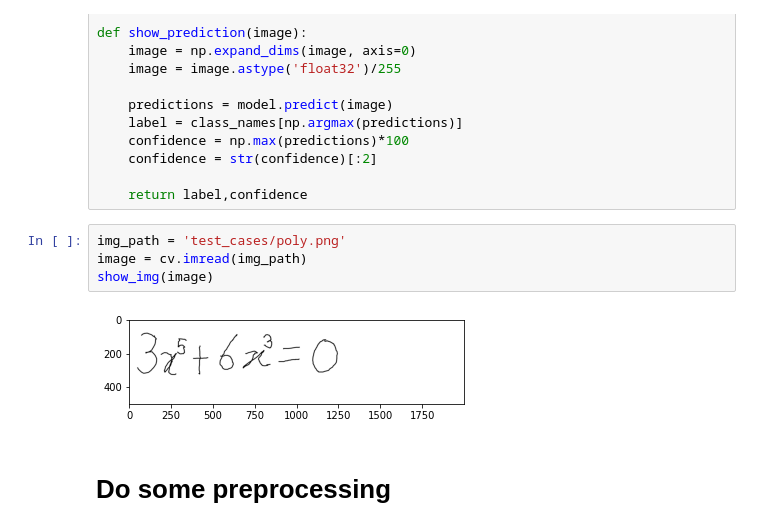
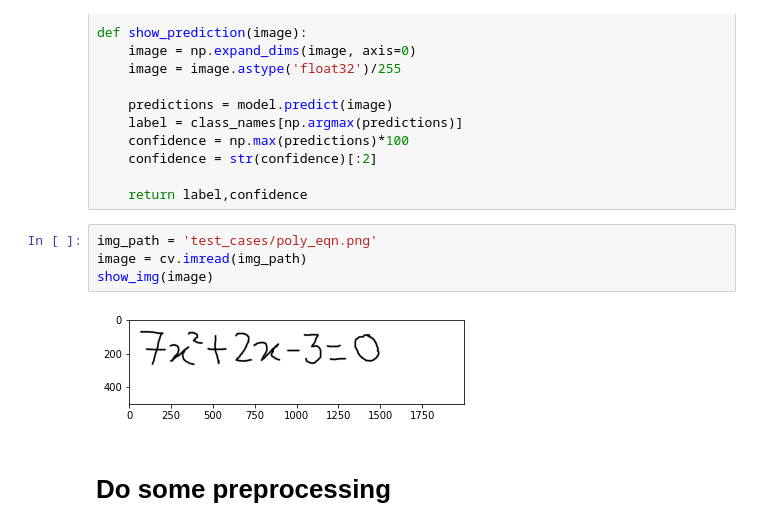
Before and after one commit to Sagyam/HESV-API, a Jupyter notebook: Polynomial_Segmentation.ipynb, the cells around one changed output. Saved outputs shown, nothing was run; the diff lists cells and outputs as text.

```diff
--- a/Polynomial_Segmentation.ipynb
+++ b/Polynomial_Segmentation.ipynb
@@ -58,11 +61,11 @@ def show_prediction(image):
 
     return label,confidence
 # %%
-img_path = 'test_cases/poly.png'
+img_path = 'test_cases/poly_eqn.png'
 image = cv.imread(img_path)
 show_img(image)
 # %% [output]
-[figure, old version]
+[figure, new version]
 # %% [markdown]
 # Do some preprocessing
 # %%
```
Also changed, not shown: parts of 7 cells of this notebook, 2 other files.
